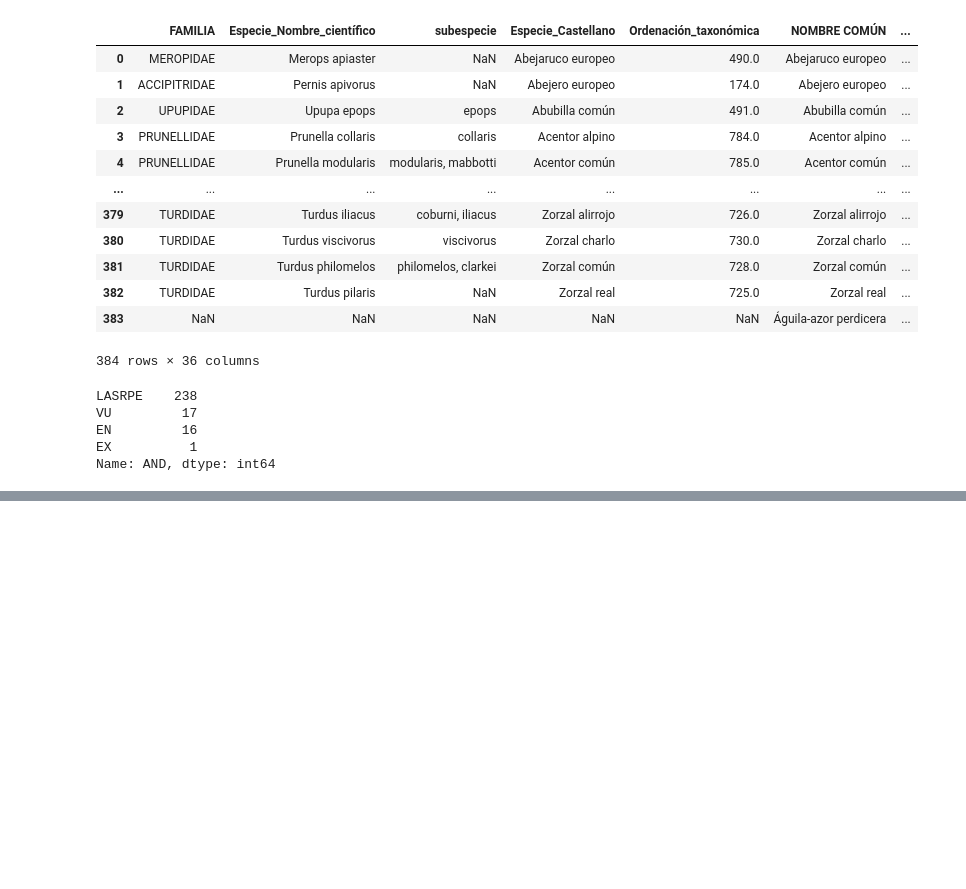
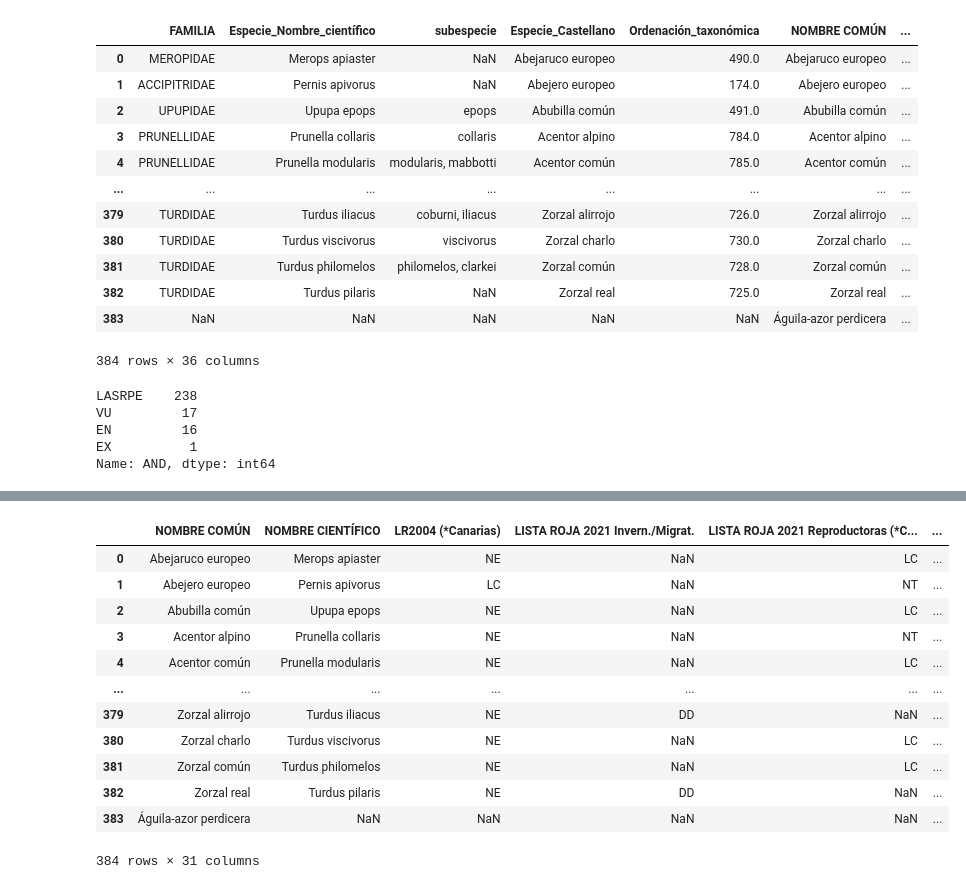
Before and after one commit to Factoria-F5-AI-Bootcamp-1-Edicion/Tracking_Aves, a Jupyter notebook: EDAb.ipynb, the cells around one changed output, grey strips where cells are left out. Cells and saved outputs as stored; diff of their text form; code cells hidden in the pictures; blank space fills up the shorter version.

```diff
--- a/EDAb.ipynb
+++ b/EDAb.ipynb
@@ -574,0 +577,2 @@ Name: AND, dtype: int64
+# %%
+df_final['RIO'].replace('No Presente', 'NP', inplace=True)
@@ -574,0 +595,18 @@ Name: AND, dtype: int64
+# %%
+# Eliminamos las columnas que no vamos a usar.
+df_final.drop(['FAMILIA', 'Especie_Nombre_científico', 'subespecie', 'Especie_Castellano', 'Ordenación_taxonómica'], axis=1, inplace=True)
+df_final
+# %% [output]
+|  | NOMBRE COMÚN | NOMBRE CIENTÍFICO | LR2004 (*Canarias) | LISTA ROJA 2021 Invern./Migrat. | LISTA ROJA 2021 Reproductoras (*C... | ... |
+| 0 | Abejaruco europeo | Merops apiaster | NE | NaN | LC | ... |
+| 1 | Abejero europeo | Pernis apivorus | LC | NaN | NT | ... |
+| 2 | Abubilla común | Upupa epops | NE | NaN | LC | ... |
+| 3 | Acentor alpino | Prunella collaris | NE | NaN | NT | ... |
+| 4 | Acentor común | Prunella modularis | NE | NaN | LC | ... |
+| ... | ... | ... | ... | ... | ... | ... |
+| 379 | Zorzal alirrojo | Turdus iliacus | NE | DD | NaN | ... |
+| 380 | Zorzal charlo | Turdus viscivorus | NE | NaN | LC | ... |
+| 381 | Zorzal común | Turdus philomelos | NE | NaN | LC | ... |
+| 382 | Zorzal real | Turdus pilaris | NE | DD | NaN | ... |
+| 383 | Águila-azor perdicera | NaN | NaN | NaN | NaN | ... |
+384 rows × 31 columns
```
Also changed, not shown: parts of 10 cells of this notebook.
